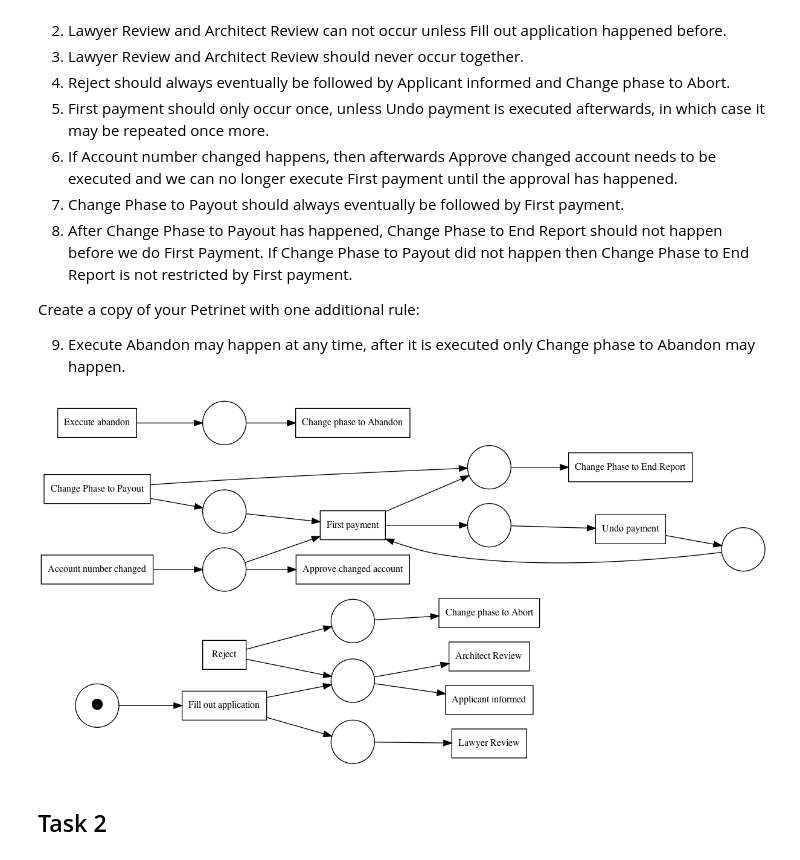
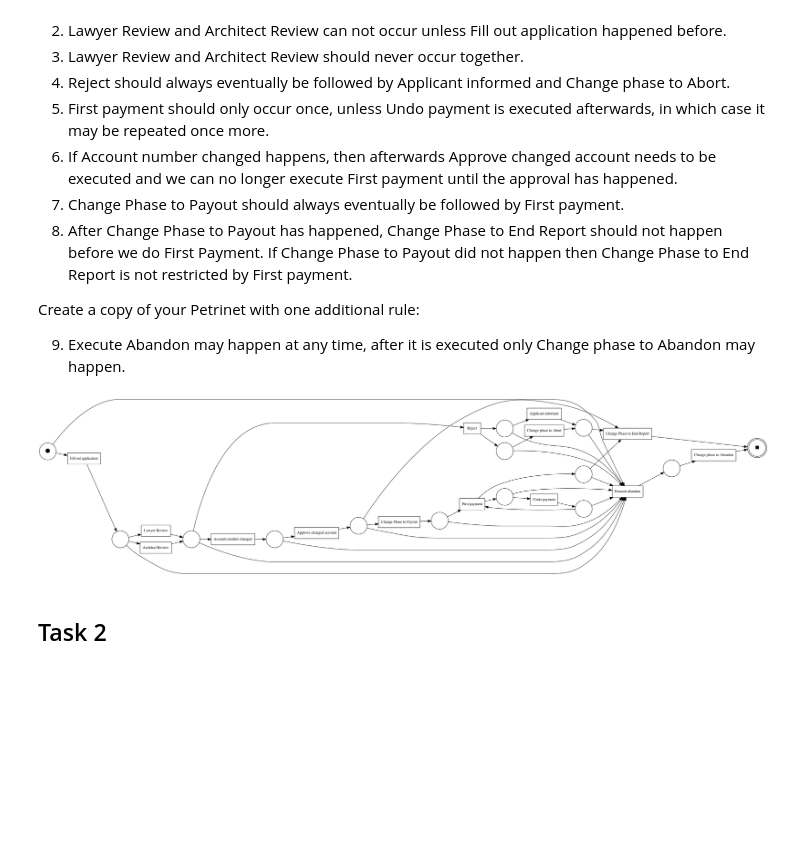
Before and after one commit to ShatinNguyen/REB, a Jupyter notebook: A1/rebs2024_assignment1.ipynb, the cells around one changed output. Drawn from its saved outputs; the diff is of its cells as text; code cells hidden in the pictures; blank space fills up the shorter version.

```diff
--- a/A1/rebs2024_assignment1.ipynb
+++ b/A1/rebs2024_assignment1.ipynb
@@ -181,16 +187,45 @@ final_marking = Marking()
 # Visualize the Petri net
 gviz = pn_visualizer.apply(net, initial_marking, final_marking)
 #pn_visualizer.view(gviz)
-# %%
-#Add rule 9 to the Petri net
-# TODO
-
-
-# Visualize the Petri net
-gviz = pn_visualizer.apply(net, initial_marking, final_marking)
-pn_visualizer.view(gviz)
-# %% [output]
-[figure, removed]
+# %%
+#Add rule 9 to the Petri net
+# TODO
+petri_utils.add_arc_from_to(t_execute_abandon, p13, net)
+
+petri_utils.add_arc_from_to(p13, t_change_phase_to_abandon, net)
+
+#Execute Abandon may happen at any time, after it is executed only Change phase to Abandon may happen.
+# We should make execute be executeable at any time.
+petri_utils.add_arc_from_to(p1, t_execute_abandon, net)
+petri_utils.add_arc_from_to(p2, t_execute_abandon, net)
+petri_utils.add_arc_from_to(p3, t_execute_abandon, net)
+
+petri_utils.add_arc_from_to(t_change_phase_to_end_report ,p4, net)
+petri_utils.add_arc_from_to(t_change_phase_to_abandon ,p4, net)
+
+petri_utils.add_arc_from_to(p5, t_execute_abandon, net)
+petri_utils.add_arc_from_to(p6, t_execute_abandon, net)
+petri_utils.add_arc_from_to(p7, t_execute_abandon, net)
+petri_utils.add_arc_from_to(p8, t_execute_abandon, net)
+petri_utils.add_arc_from_to(p9, t_execute_abandon, net)
+petri_utils.add_arc_from_to(p10, t_execute_abandon, net)
+petri_utils.add_arc_from_to(p11, t_execute_abandon, net)
+petri_utils.add_arc_from_to(p12, t_execute_abandon, net)
+petri_utils.add_arc_from_to(p14, t_execute_abandon, net)
+
+# Extra rules we added
+petri_utils.add_arc_from_to(p3, t_account_number_changed, net)
+
+petri_utils.add_arc_from_to(p3, t_reject, net)
+petri_utils.add_arc_from_to(t_applicant_informed, p14, net)
+petri_utils.add_arc_from_to(t_change_phase_to_abort, p14, net)
+petri_utils.add_arc_from_to(p14, t_change_phase_to_end_report, net)
+
+# Visualize the Petri net
+gviz = pn_visualizer.apply(net, initial_marking, final_marking)
+pn_visualizer.view(gviz)
+# %% [output]
+[figure, added]
 # %% [markdown]
 ## Task 2
 # %% [markdown]
```
Also changed, not shown: parts of 4 cells of this notebook.
